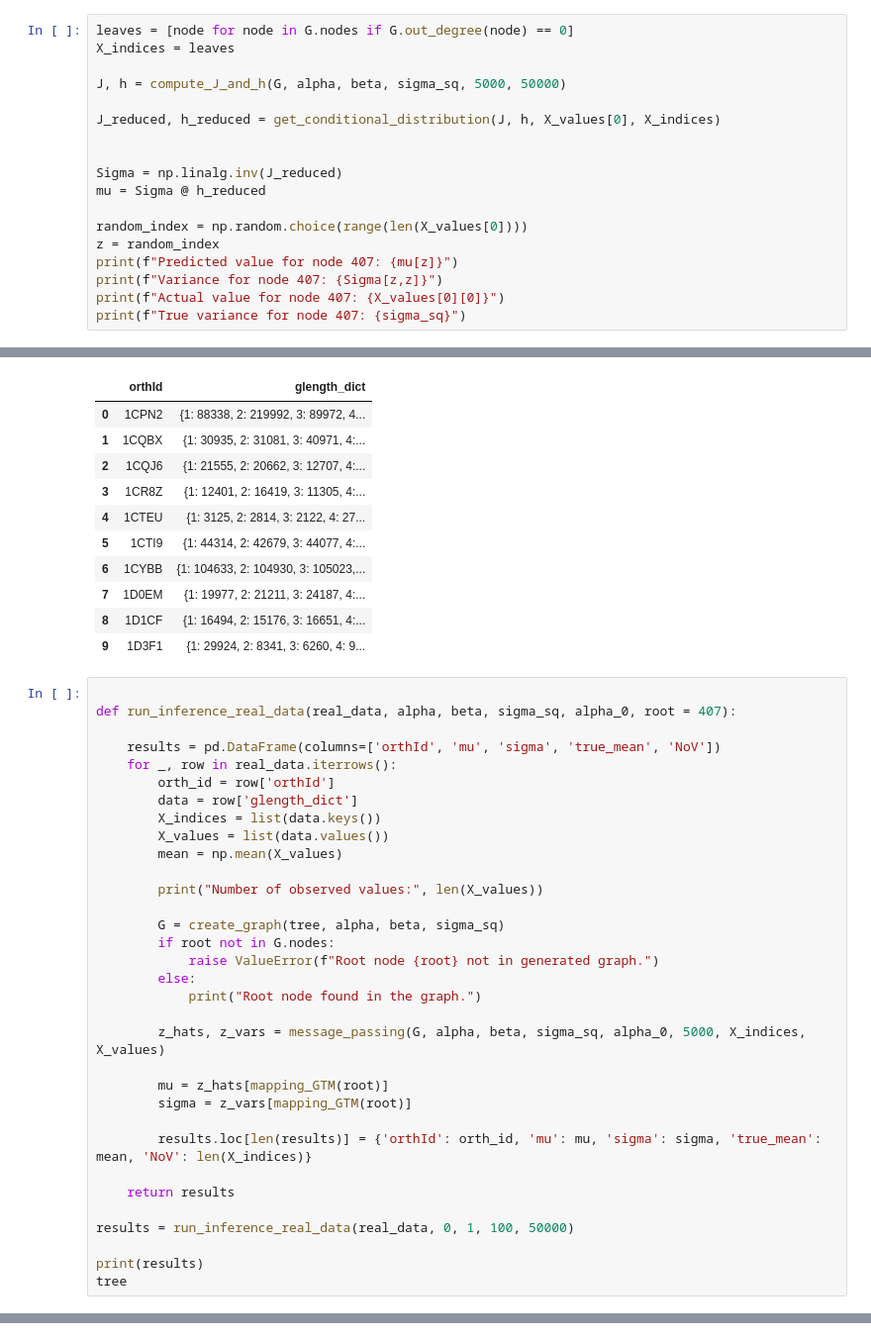
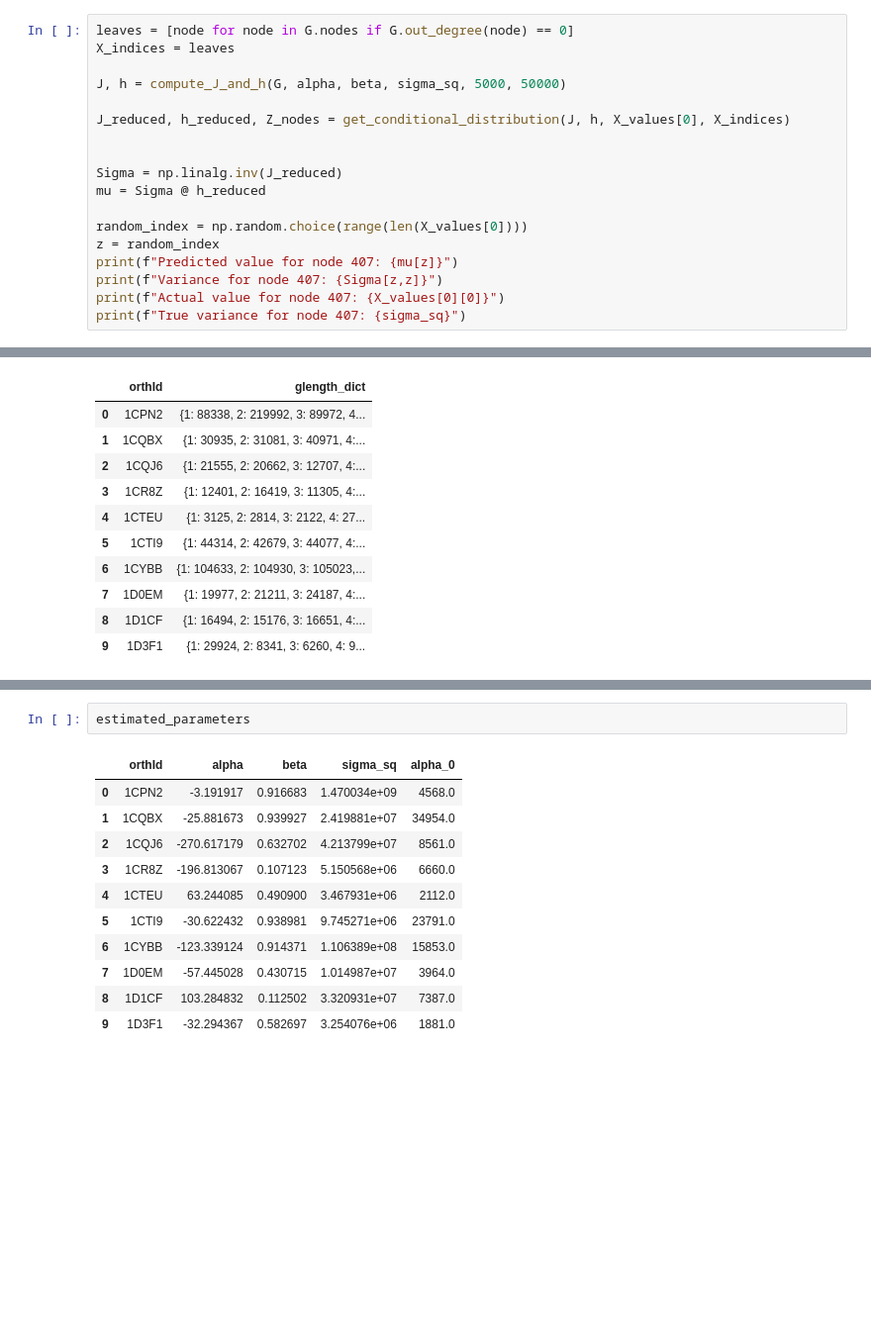
Before and after one commit to nygaardlarsen/ModCompExam, a Jupyter notebook: correct_J_h_implementation.ipynb, the cells around one changed output, grey strips where cells are left out. Shown: that part at 99% size. Saved outputs shown, nothing was run; the diff lists cells and outputs as text; blank space fills up the shorter version.

Commit message:
implemented learning on real data

```diff
--- a/correct_J_h_implementation.ipynb
+++ b/correct_J_h_implementation.ipynb
@@ -213,7 +209,7 @@ X_indices = leaves
 
 J, h = compute_J_and_h(G, alpha, beta, sigma_sq, 5000, 50000)
 
-J_reduced, h_reduced = get_conditional_distribution(J, h, X_values[0], X_indices)
+J_reduced, h_reduced, Z_nodes = get_conditional_distribution(J, h, X_values[0], X_indices)
 
 
 Sigma = np.linalg.inv(J_reduced)
@@ -665,36 +739,3 @@ real_data
 | 7 | 1D0EM | {1: 19977, 2: 21211, 3: 24187, 4:... |
 | 8 | 1D1CF | {1: 16494, 2: 15176, 3: 16651, 4:... |
 | 9 | 1D3F1 | {1: 29924, 2: 8341, 3: 6260, 4: 9... |
-# %%
-
-def run_inference_real_data(real_data, alpha, beta, sigma_sq, alpha_0, root = 407):
-
-    results = pd.DataFrame(columns=['orthId', 'mu', 'sigma', 'true_mean', 'NoV'])
-    for _, row in real_data.iterrows():
-        orth_id = row['orthId']
-        data = row['glength_dict']
-        X_indices = list(data.keys())
-        X_values = list(data.values())
-        mean = np.mean(X_values)
-
-        print("Number of observed values:", len(X_values))
-
-        G = create_graph(tree, alpha, beta, sigma_sq)
-        if root not in G.nodes:
-            raise ValueError(f"Root node {root} not in generated graph.")
-        else:
-            print("Root node found in the graph.")
-
-        z_hats, z_vars = message_passing(G, alpha, beta, sigma_sq, alpha_0, 5000, X_indices, X_values)
-
-        mu = z_hats[mapping_GTM(root)]
-        sigma = z_vars[mapping_GTM(root)]
-
-        results.loc[len(results)] = {'orthId': orth_id, 'mu': mu, 'sigma': sigma, 'true_mean': mean, 'NoV': len(X_indices)}
-
-    return results
-
-results = run_inference_real_data(real_data, 0, 1, 100, 50000)
-
-print(results)
-tree
@@ -705,3 +813,17 @@ NetworkXError: The node 408 is not in the graph.
+# %%
+estimated_parameters
+# %% [output]
+|  | orthId | alpha | beta | sigma_sq | alpha_0 |
+| 0 | 1CPN2 | -3.191917 | 0.916683 | 1.470034e+09 | 4568.0 |
+| 1 | 1CQBX | -25.881673 | 0.939927 | 2.419881e+07 | 34954.0 |
+| 2 | 1CQJ6 | -270.617179 | 0.632702 | 4.213799e+07 | 8561.0 |
+| 3 | 1CR8Z | -196.813067 | 0.107123 | 5.150568e+06 | 6660.0 |
+| 4 | 1CTEU | 63.244085 | 0.490900 | 3.467931e+06 | 2112.0 |
+| 5 | 1CTI9 | -30.622432 | 0.938981 | 9.745271e+06 | 23791.0 |
+| 6 | 1CYBB | -123.339124 | 0.914371 | 1.106389e+08 | 15853.0 |
+| 7 | 1D0EM | -57.445028 | 0.430715 | 1.014987e+07 | 3964.0 |
+| 8 | 1D1CF | 103.284832 | 0.112502 | 3.320931e+07 | 7387.0 |
+| 9 | 1D3F1 | -32.294367 | 0.582697 | 3.254076e+06 | 1881.0 |
 # %%
 # Iterate over each row in the real_data DataFrame
 for _, row in real_data.iterrows():
```
Also changed, not shown: parts of 16 cells of this notebook.
